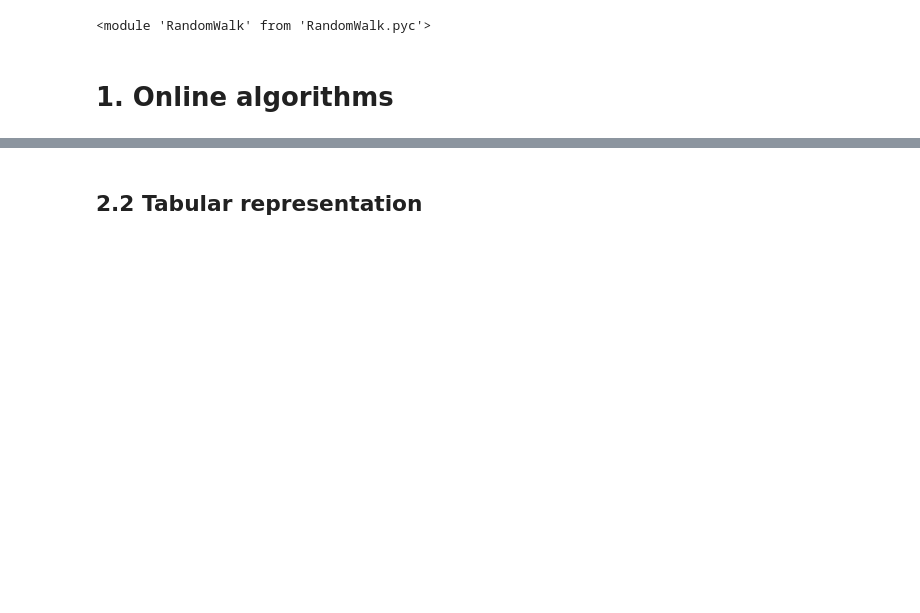
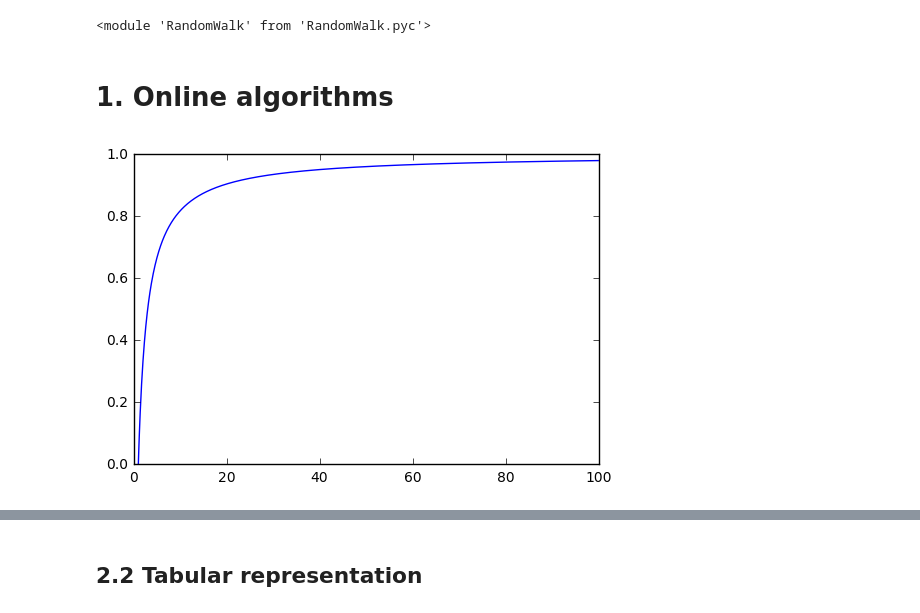
Before and after one commit to mtanneau/ReinforcementLearningClass, a Jupyter notebook: project/Presentation_Mar24_MTanneau.ipynb, the cells around one changed output, grey strips where cells are left out. Cells and saved outputs as stored; diff of their text form; code cells hidden in the pictures; blank space fills up the shorter version.

```diff
--- a/project/Presentation_Mar24_MTanneau.ipynb
+++ b/project/Presentation_Mar24_MTanneau.ipynb
@@ -16,6 +17,13 @@ reload(RandomWalk)
 <module 'RandomWalk' from 'RandomWalk.pyc'>
 # %% [markdown]
 # 1. Online algorithms
+# %%
+k=np.arange(10,1000)/10.
+r=(k-1)/(k+1)
+plt.plot(k,r)
+plt.show()
+# %% [output]
+[figure, added]
 # %%
 nState=1000
 nStep=100
```
Also changed, not shown: parts of 14 cells of this notebook, 3 other files.
